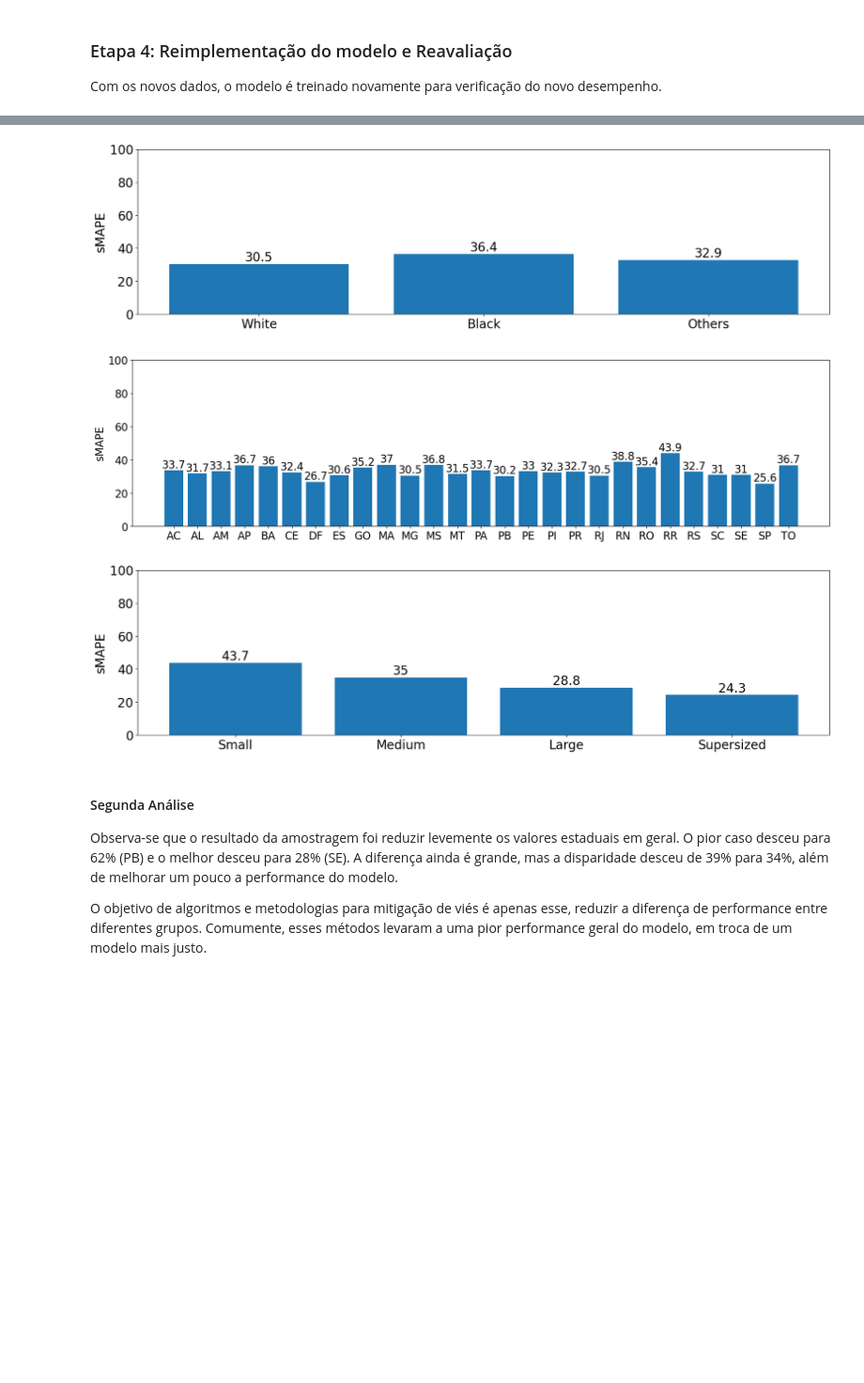
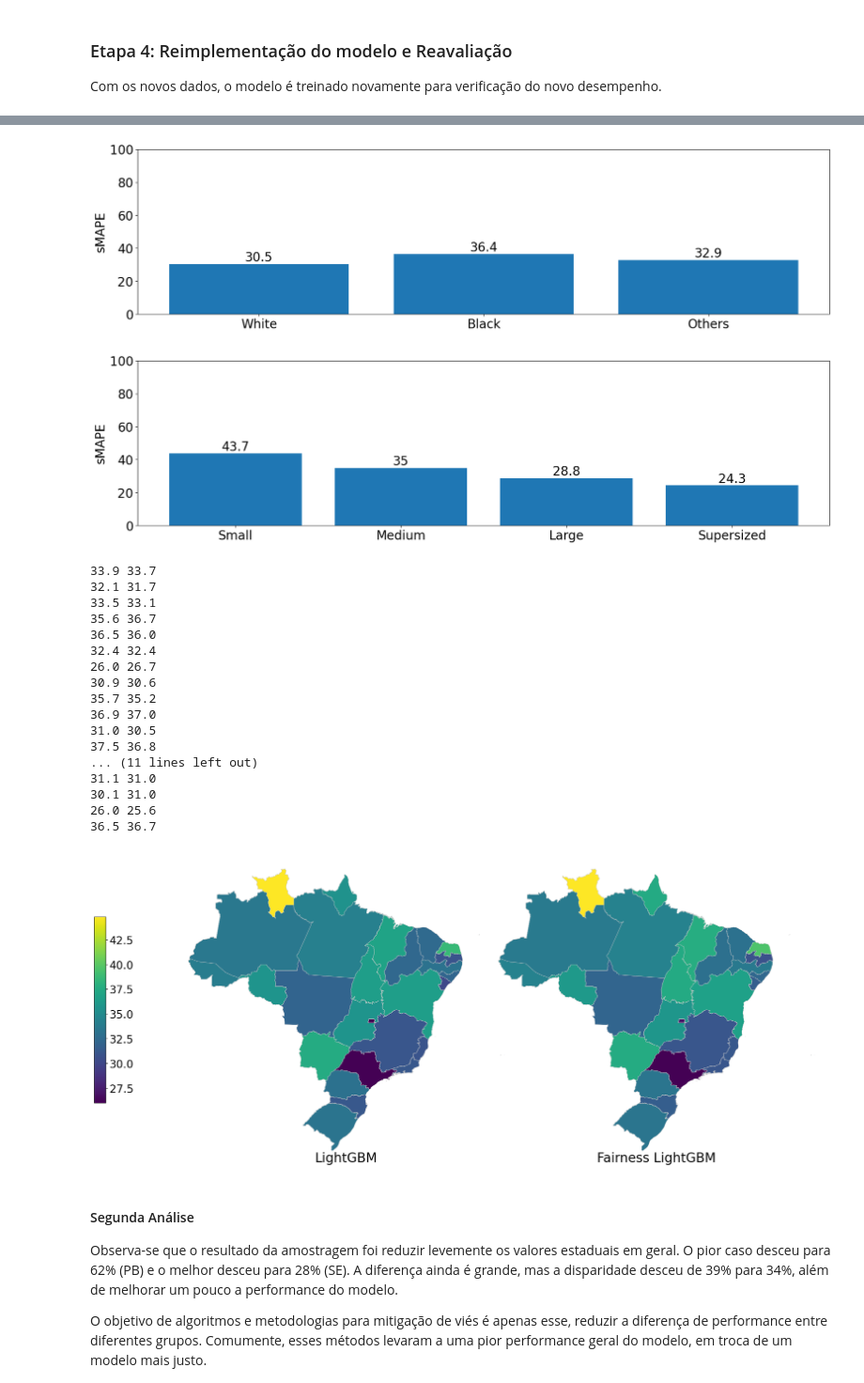
Before and after one commit to Nefex-Shadow/Toy_Example_NIAR_en, a Jupyter notebook: v2.ipynb, the cells around one changed output, grey strips where cells are left out. Shown at 94% size. Drawn from its saved outputs; the diff is of its cells as text; code cells hidden in the pictures; blank space fills up the shorter version.

```diff
--- a/v2.ipynb
+++ b/v2.ipynb
@@ -494,22 +511,77 @@ You can set `force_col_wise=true` to remove the overhead.
 Training until validation scores don't improve for 5 rounds
 Did not meet early stopping. Best iteration is:
 [96]    valid_0's poisson: -99.8551
+# %%
+def compare_region_bias(df, title):
+    keys = sorted(df.region.unique())
+    lgb_vals = []
+    lgb_f_vals = []
+    for key in keys:
+        df_temp = df[df.region == key]
+        lgb_vals_ar = []
+        lgb_f_vals_ar = []
+        for i in range (5):
+            lgb_vals_ar.append(smape(df_temp["Target"], df_temp["LightGBM results " + str(i)]))
+            lgb_f_vals_ar.append(smape(df_temp["Target"], df_temp["LightGBM Fair results " + str(i)]))
+        lgb_vals.append(round(np.mean(lgb_vals_ar), 1))
+        lgb_f_vals.append(round(np.mean(lgb_f_vals_ar), 1))
+
+    df_map = gpd.read_file("./Map/BR_UF_2024.shp")[["SIGLA_UF", "geometry"]].sort_values("SIGLA_UF")
+    df_map["smape"] = lgb_vals
+    df_map["smape_f"] = lgb_f_vals
+    df_map.reset_index(inplace=True, drop=True)
+
+    for i in range (len(df_map["smape"])):
+        print(df_map["smape"][i], df_map["smape_f"][i])
+
+    fig, ax = plt.subplots(1, 2, figsize=(20, 8))
+    ax[0].axis("off")
+    ax[0].set_position([0.2, 0, 0.5, 1])
+    ax[0].set_title("LightGBM", y=0)
+    ax[1].axis("off")
+    ax[1].set_position([0.6, 0, 0.5, 1])
+    ax[1].set_title("Fairness LightGBM", y=0)
+    plt.rc('ytick', labelsize=20)
+    df_map.plot(column="smape", ax=ax[0], edgecolor="0.8", linewidth=0.5, cmap="viridis")
+    df_map.plot(column="smape_f", ax=ax[1], edgecolor="0.8", linewidth=0.5, cmap="viridis")
+
+    colormap = plt.cm.ScalarMappable(norm=plt.Normalize(vmin=min(df_map["smape"]), vmax=max(df_map["smape"])), cmap="viridis")
+    colormap._A = []
+    cbaxes = fig.add_axes([0.125, 0.2, 0.015, 0.6])
+    cbar = fig.colorbar(colormap, cax=cbaxes)
 # %%
 for i in range(5):
     df_results["LightGBM Fair results " + str(i)] = results_lgb_f[i]
 
 
 check_bias(df_results, "AGE", "category_age", "LightGBM Fair results ")
 check_bias(df_results, "SEX", "category_sex", "LightGBM Fair results ")
 check_bias(df_results, "RACE", "category_race", "LightGBM Fair results ")
-check_bias(df_results, "REGION", "region", "LightGBM Fair results ")
 check_bias(df_results, "SIZE", "hospital_size", "LightGBM Fair results ")
+compare_region_bias(df_results, "REGION")
 # %% [output]
 [figure]
 [figure]
 [figure]
-[figure, old version]
+[figure, new version]
+33.9 33.7
+32.1 31.7
+33.5 33.1
+35.6 36.7
+36.5 36.0
+32.4 32.4
+26.0 26.7
+30.9 30.6
+35.7 35.2
+36.9 37.0
+31.0 30.5
+37.5 36.8
+... (11 lines left out)
+31.1 31.0
+30.1 31.0
+26.0 25.6
+36.5 36.7
-[figure, old version]
+[figure, new version]
 # %% [markdown]
 #### Segunda Análise
 
```
Also changed, not shown: parts of 15 cells of this notebook, 5 other files.
